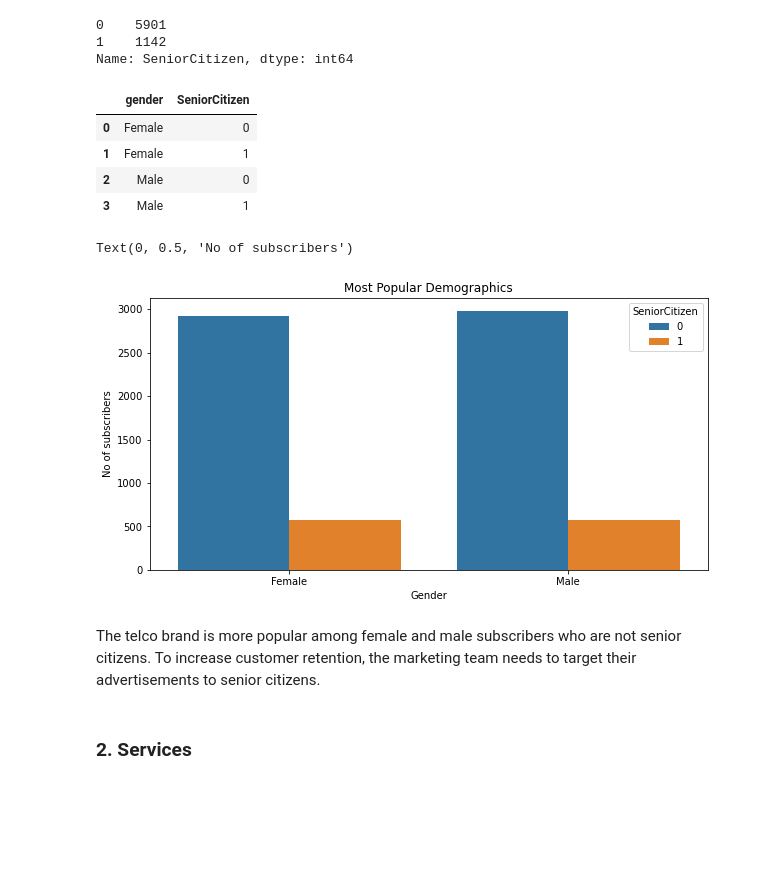
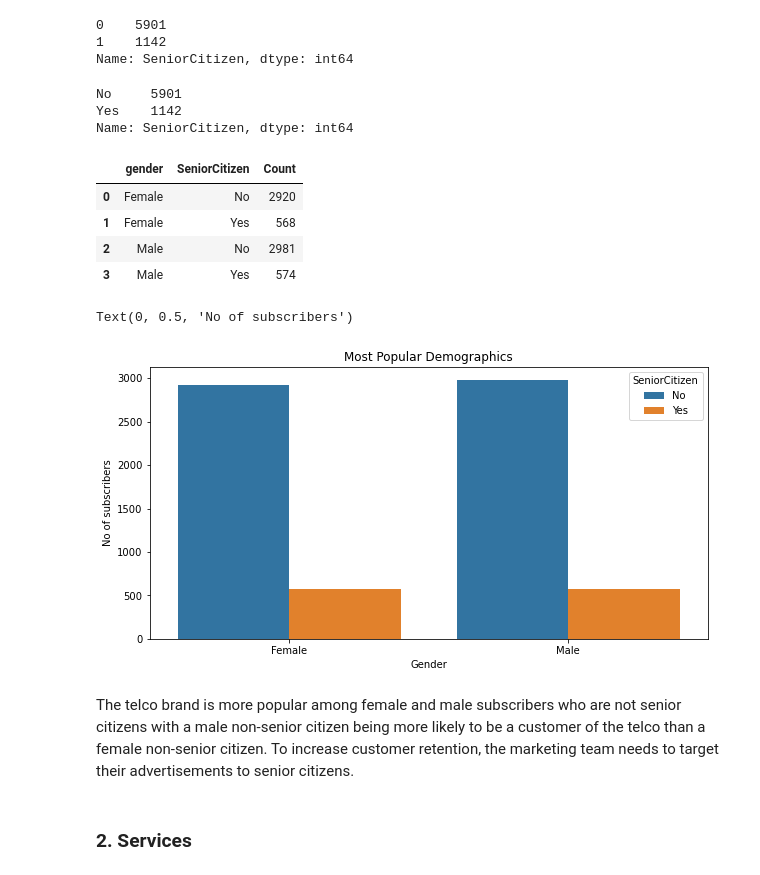
Before and after one commit to Adongo/Telco-Customer-Churn-Analysis, a Jupyter notebook: Telco Customer Churn Analysis.ipynb, the cells around one changed output. Cells and saved outputs as stored; diff of their text form; code cells hidden in the pictures; blank space fills up the shorter version.

```diff
--- a/Telco Customer Churn Analysis.ipynb
+++ b/Telco Customer Churn Analysis.ipynb
@@ -121,17 +121,26 @@ df['SeniorCitizen'].value_counts()
 0    5901
 1    1142
 Name: SeniorCitizen, dtype: int64
+# %%
+#Replacing values of SeniorCitizen with Yes and No
+df['SeniorCitizen'].replace(1,'Yes', inplace=True)
+df['SeniorCitizen'].replace(0,'No', inplace=True)
+df['SeniorCitizen'].value_counts()
+# %% [output]
+No     5901
+Yes    1142
+Name: SeniorCitizen, dtype: int64
 # %%
 df['Count'] = 1
 # %%
-df1 = df[['gender', 'SeniorCitizen']]
+df1 = df[['gender', 'SeniorCitizen', 'Count']]
 df1.groupby(['gender', 'SeniorCitizen']).count().reset_index()
 # %% [output]
-|  | gender | SeniorCitizen |
-| 0 | Female | 0 |
-| 1 | Female | 1 |
-| 2 | Male | 0 |
-| 3 | Male | 1 |
+|  | gender | SeniorCitizen | Count |
+| 0 | Female | No | 2920 |
+| 1 | Female | Yes | 568 |
+| 2 | Male | No | 2981 |
+| 3 | Male | Yes | 574 |
 # %%
 %matplotlib inline
 #Most popular demographics
@@ -143,9 +152,9 @@ plt.xlabel("Gender")
 plt.ylabel("No of subscribers")
 # %% [output]
 Text(0, 0.5, 'No of subscribers')
-[figure, old version]
+[figure, new version]
 # %% [markdown]
-The telco brand is more popular among female and male subscribers who are not senior citizens. To increase customer retention, the marketing team needs to target their advertisements to senior citizens.
+The telco brand is more popular among female and male subscribers who are not senior citizens with a male non-senior citizen being more likely to be a customer of the telco than a female non-senior citizen. To increase customer retention, the marketing team needs to target their advertisements to senior citizens.
 # %% [markdown]
 ### 2. Services
 # %%
```
Also changed, not shown: parts of 2 cells of this notebook.
